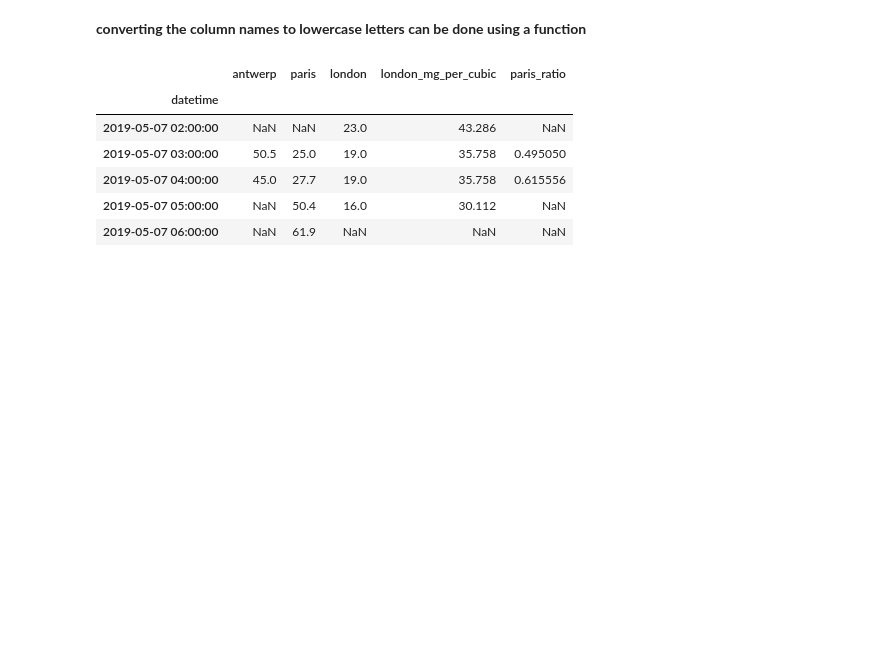
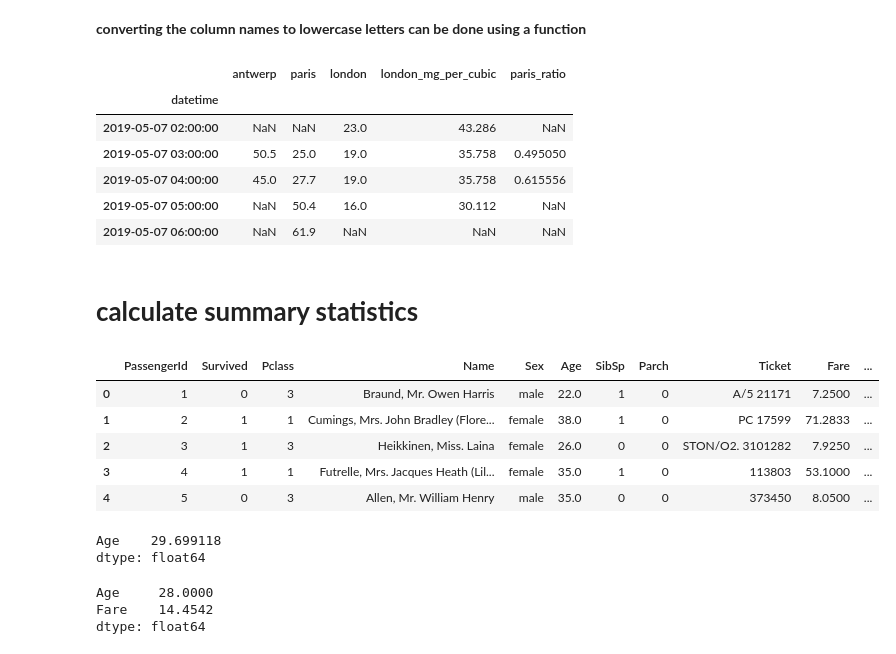
Before and after one commit to codal-tshah/data-practices-2024, a Jupyter notebook: pandas/pandas_intermediate.ipynb, the cells around one changed output. Saved outputs shown, nothing was run; the diff lists cells and outputs as text; code cells hidden in the pictures; blank space fills up the shorter version.

```diff
--- a/pandas/pandas_intermediate.ipynb
+++ b/pandas/pandas_intermediate.ipynb
@@ -137,3 +137,5 @@ columns_renamed.head()
 | 2019-05-07 04:00:00 | 45.0 | 27.7 | 19.0 | 35.758 | 0.615556 |
 | 2019-05-07 05:00:00 | NaN | 50.4 | 16.0 | 30.112 | NaN |
 | 2019-05-07 06:00:00 | NaN | 61.9 | NaN | NaN | NaN |
+# %% [markdown]
+# **calculate summary statistics**
@@ -139,0 +144,23 @@ columns_renamed.head()
+# %%
+titanic_data = pd.read_csv("/content/drive/MyDrive/data_practices/pandas/data/titanic.csv")
+titanic_data.head()
+# %% [output]
+|  | PassengerId | Survived | Pclass | Name | Sex | Age | SibSp | Parch | Ticket | Fare | ... |
+| 0 | 1 | 0 | 3 | Braund, Mr. Owen Harris | male | 22.0 | 1 | 0 | A/5 21171 | 7.2500 | ... |
+| 1 | 2 | 1 | 1 | Cumings, Mrs. John Bradley (Flore... | female | 38.0 | 1 | 0 | PC 17599 | 71.2833 | ... |
+| 2 | 3 | 1 | 3 | Heikkinen, Miss. Laina | female | 26.0 | 0 | 0 | STON/O2. 3101282 | 7.9250 | ... |
+| 3 | 4 | 1 | 1 | Futrelle, Mrs. Jacques Heath (Lil... | female | 35.0 | 1 | 0 | 113803 | 53.1000 | ... |
+| 4 | 5 | 0 | 3 | Allen, Mr. William Henry | male | 35.0 | 0 | 0 | 373450 | 8.0500 | ... |
+# %%
+age_mean = titanic_data[["Age"]].mean()
+print(age_mean)
+# %% [output]
+Age    29.699118
+dtype: float64
+# %%
+age_fare_median = titanic_data[["Age","Fare"]].median()
+age_fare_median
+# %% [output]
+Age     28.0000
+Fare    14.4542
+dtype: float64
```
Also changed, not shown: parts of 34 cells of this notebook, 1 other file.
